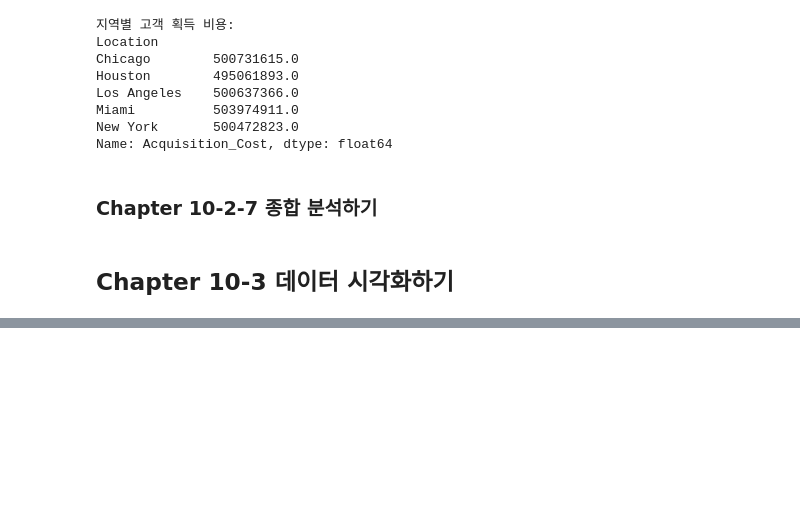
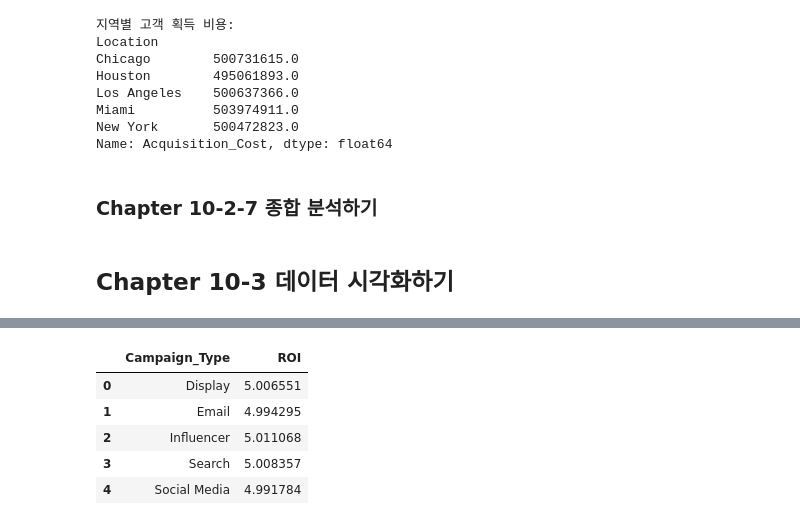
Before and after one commit to redinbluesky/fun-coding-python-data-analysis, a Jupyter notebook: 10-마케팅_데이터_분석하기.ipynb, the cells around one changed output, grey strips where cells are left out. Saved outputs shown, nothing was run; the diff lists cells and outputs as text; code cells hidden in the pictures; blank space fills up the shorter version.

```diff
--- a/10-마케팅_데이터_분석하기.ipynb
+++ b/10-마케팅_데이터_분석하기.ipynb
@@ -217,0 +389,12 @@ Name: Acquisition_Cost, dtype: float64
+# %%
+# 2. 마켓팅 데이터를 기반으로 캠페인 유형별 평균 두자 수익률을 시각화하는 코드를 작성하세요
+# 캠페인 유형을 그룹화해 그룹별 참여 점수(ROI)의 평균을 계산한다.
+mean_roi = df.groupby('Campaign_Type')['ROI'].mean().reset_index()
+mean_roi
+# %% [output]
+|  | Campaign_Type | ROI |
+| 0 | Display | 5.006551 |
+| 1 | Email | 4.994295 |
+| 2 | Influencer | 5.011068 |
+| 3 | Search | 5.008357 |
+| 4 | Social Media | 4.991784 |
```
Also changed, not shown: parts of 18 cells of this notebook.
